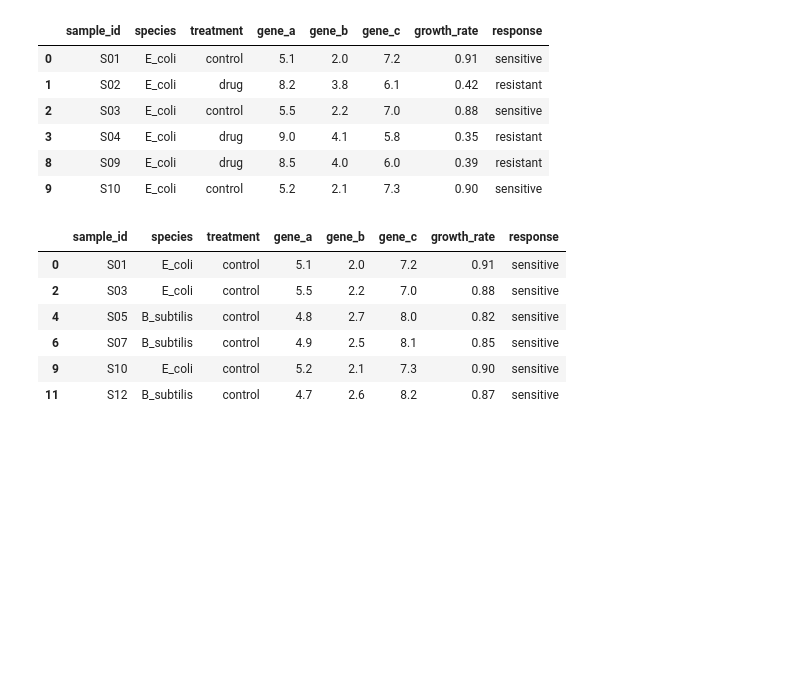
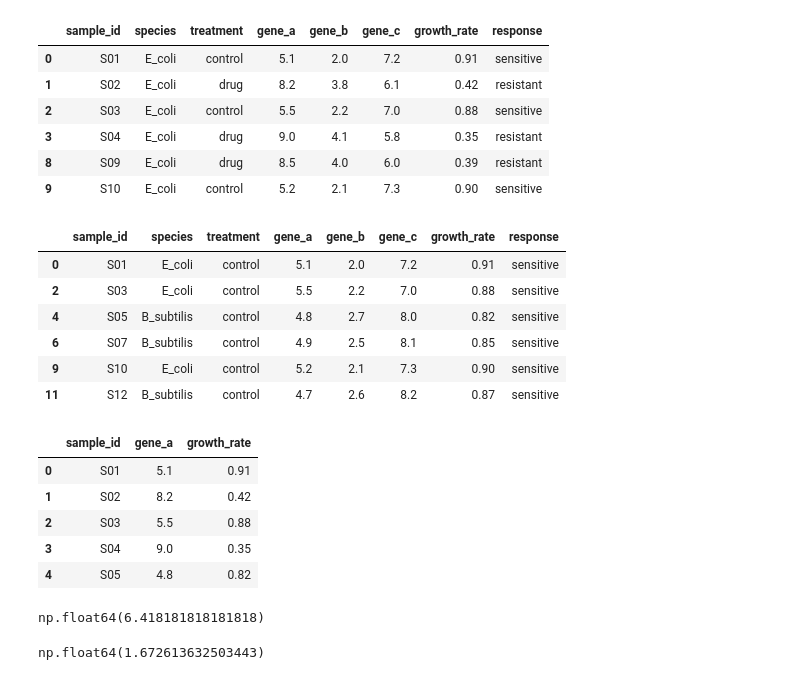
Before and after one commit to clabe-wekesa/BioinfoClassRoom, a Jupyter notebook: SBI812/Lecture_1.ipynb, the cells around one changed output. Drawn from its saved outputs; the diff is of its cells as text; code cells hidden in the pictures; blank space fills up the shorter version.

```diff
--- a/SBI812/Lecture_1.ipynb
+++ b/SBI812/Lecture_1.ipynb
@@ -135,0 +151,19 @@ df.loc[df['response'] == 'sensitive']
+# %%
+#extracting columns
+df1 = df[['sample_id','gene_a','growth_rate']]
+df1.head()
+# %% [output]
+|  | sample_id | gene_a | growth_rate |
+| 0 | S01 | 5.1 | 0.91 |
+| 1 | S02 | 8.2 | 0.42 |
+| 2 | S03 | 5.5 | 0.88 |
+| 3 | S04 | 9.0 | 0.35 |
+| 4 | S05 | 4.8 | 0.82 |
+# %%
+df['gene_a'].mean()
+# %% [output]
+np.float64(6.418181818181818)
+# %%
+df['gene_a'].std()
+# %% [output]
+np.float64(1.672613632503443)
```
Also changed, not shown: parts of 7 cells of this notebook, 5 other files.
